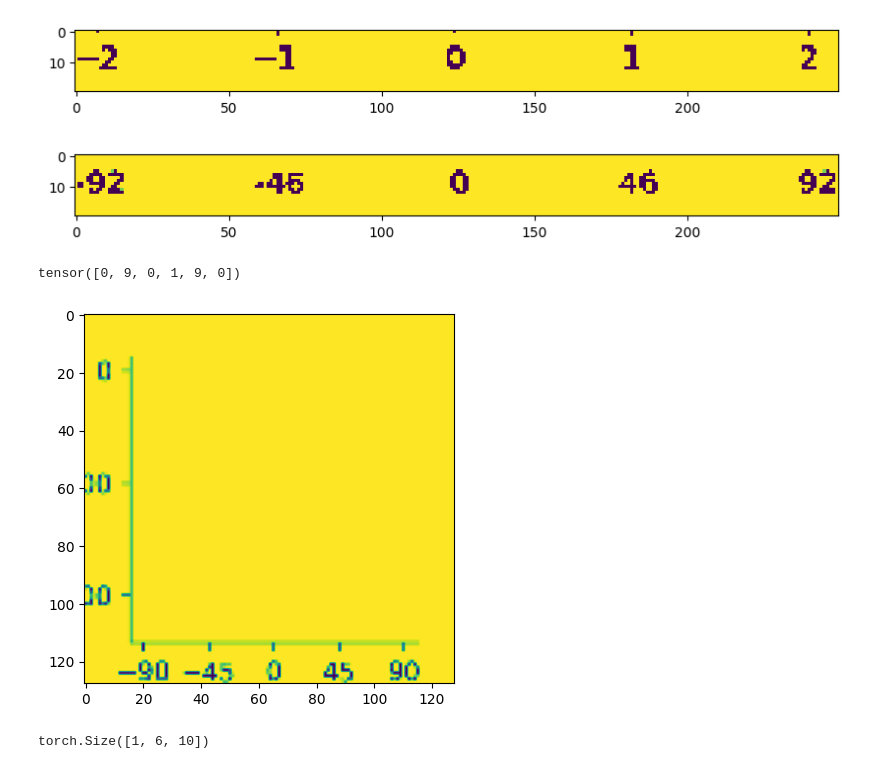
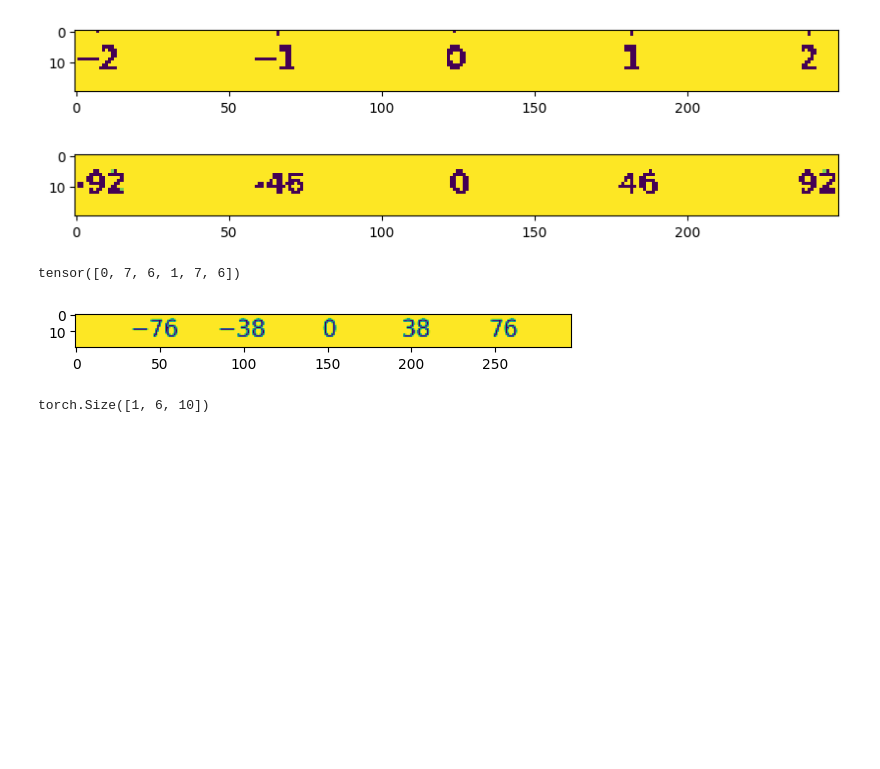
Before and after one commit to khachaturyan-1991/PlotExtract, a Jupyter notebook: TextBeast.ipynb, the cells around one changed output. Saved outputs shown, nothing was run; the diff lists cells and outputs as text; code cells hidden in the pictures; blank space fills up the shorter version.

```diff
--- a/TextBeast.ipynb
+++ b/TextBeast.ipynb
@@ -1007,45 +1005,49 @@ class GenerateSequenceDataset(Dataset):
         return [sign, int(decimal_of_ten), int(rest)]
 
     def __getitem__(self, idx):
+
         fig, ax = plt.subplots(figsize=self.fig_size, dpi=300)
         interval = np.random.choice([i for i in range(2, 49)])
         x = [-2 * interval, -1 * interval, 0, 1 * interval, 2 * interval]
         ax.set_xticks(x)
-        x_labels = [int(item.get_text().replace('−', '-')) for item in ax.get_xticklabels()]
+        ax.set_yticks(x)
         axes_color = [0.0, 0.0, 0.0]
         coef = np.random.uniform(-8, 8, 3)
-        y = np.poly1d(coef)
+        y = lambda x: x
         line_color1 = [0, 0, 1]
         ax.plot(x, y(x), color=line_color1)
         ax.spines['top'].set_visible(False)
         ax.spines['right'].set_visible(False)
         fig.canvas.draw()
         image = np.array(fig.canvas.renderer.buffer_rgba())
         plt.close(fig)
         image = image[:, :, :3]
         image = torch.from_numpy(image).permute(2, 0, 1).float() / 255.0
         image = F.interpolate(image.unsqueeze(0),
                               size=self.img_size,
                               mode='bilinear',
                               align_corners=False).squeeze(0)
         # Encode the first and last numbers
         first_label = self._encode_number(x[0])
         last_label = self._encode_number(x[-1])
         label = first_label + last_label
-        image = np.expand_dims(image[2, 118:, :], axis=0)
+        _, w, h = image.shape
+        image = np.expand_dims(image[2, 270:290, :], axis=0)
+        # image = np.expand_dims(image[2, :, :30], axis=0)
         return torch.tensor(image,
                             dtype=torch.float32), torch.tensor(label)
 
-dataset = GenerateSequenceDataset(num_samples=10, img_size=128, fig_size=2)
+dataset = GenerateSequenceDataset(num_samples=10, img_size=296, fig_size=3)
+# dataset = GenerateSequenceDataset(num_samples=10, img_size=128, fig_size=2)
 
 for img, lable in dataset:
     break
 
 plt.imshow(img[0])
 print(lable)
 # %% [output]
-tensor([0, 9, 0, 1, 9, 0])
+tensor([0, 7, 6, 1, 7, 6])
-[figure, old version]
+[figure, new version]
 # %%
 number_dict = {"train": 2600, "validation": 256, "test": 32}
 
```
Also changed, not shown: parts of 20 cells of this notebook, 5 other files.
